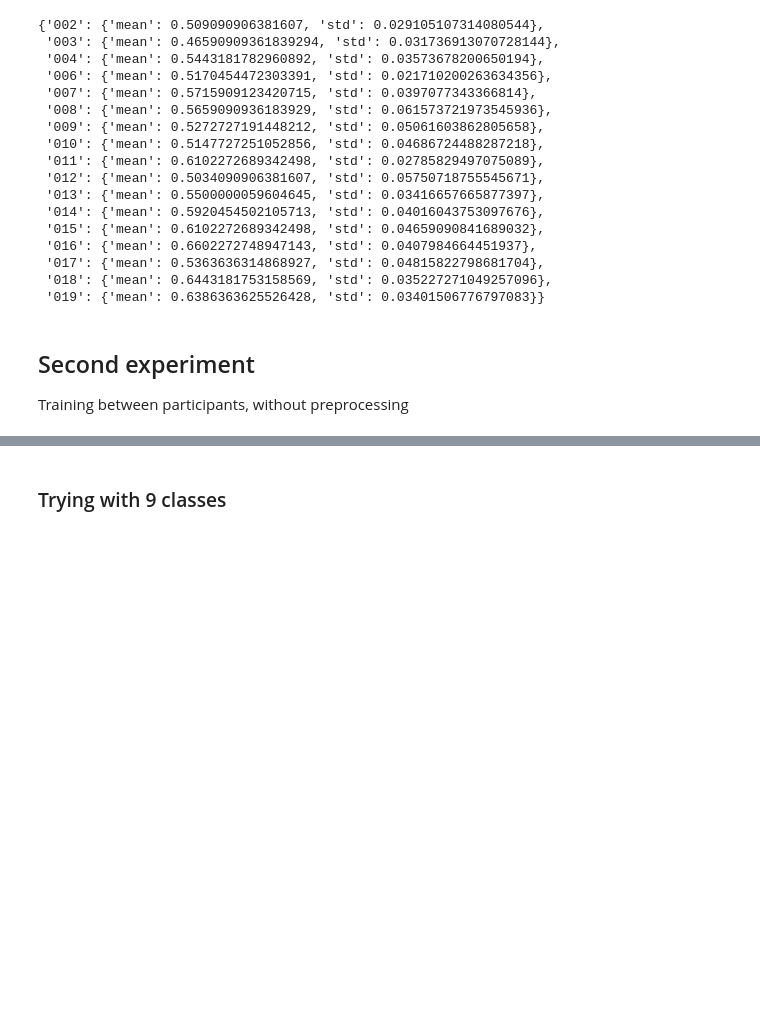
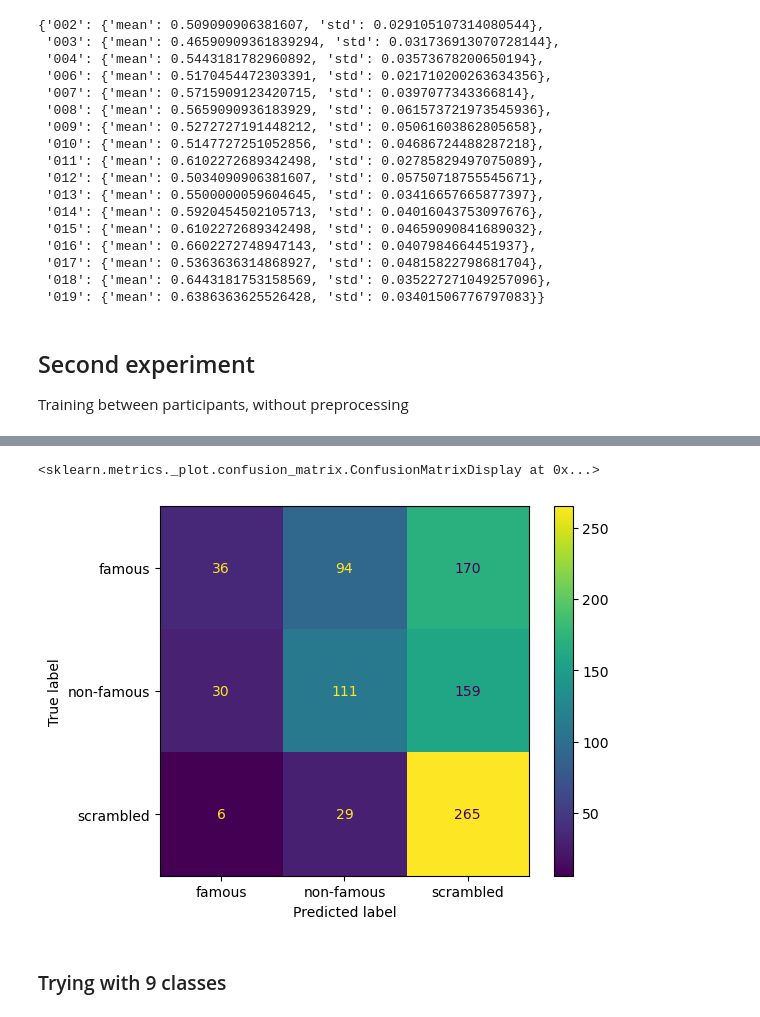
Before and after one commit to nealkafree/toponet, a Jupyter notebook: notebook/TopoNet_EEG_train.ipynb, the cells around one changed output, grey strips where cells are left out. Saved outputs shown, nothing was run; the diff lists cells and outputs as text; code cells hidden in the pictures; blank space fills up the shorter version.

```diff
--- a/notebook/TopoNet_EEG_train.ipynb
+++ b/notebook/TopoNet_EEG_train.ipynb
@@ -738,3 +823,10 @@ Best model number is 1, loss is 1.059254765510559, accuracy is 46.50% from epoch
+# %%
+confusion_matrix = metrics.confusion_matrix(ensemble[ind]['test_targets'].to('cpu'), ensemble[ind]['test_predictions'].to('cpu'))
+cm_display = metrics.ConfusionMatrixDisplay(confusion_matrix = confusion_matrix, display_labels = ['famous', 'non-famous', 'scrambled'])
+cm_display.plot()
+# %% [output]
+<sklearn.metrics._plot.confusion_matrix.ConfusionMatrixDisplay at 0x...>
+[figure, added]
 # %% [markdown]
 ### Trying with 9 classes
 # %%
```
Also changed, not shown: parts of 36 cells of this notebook.
